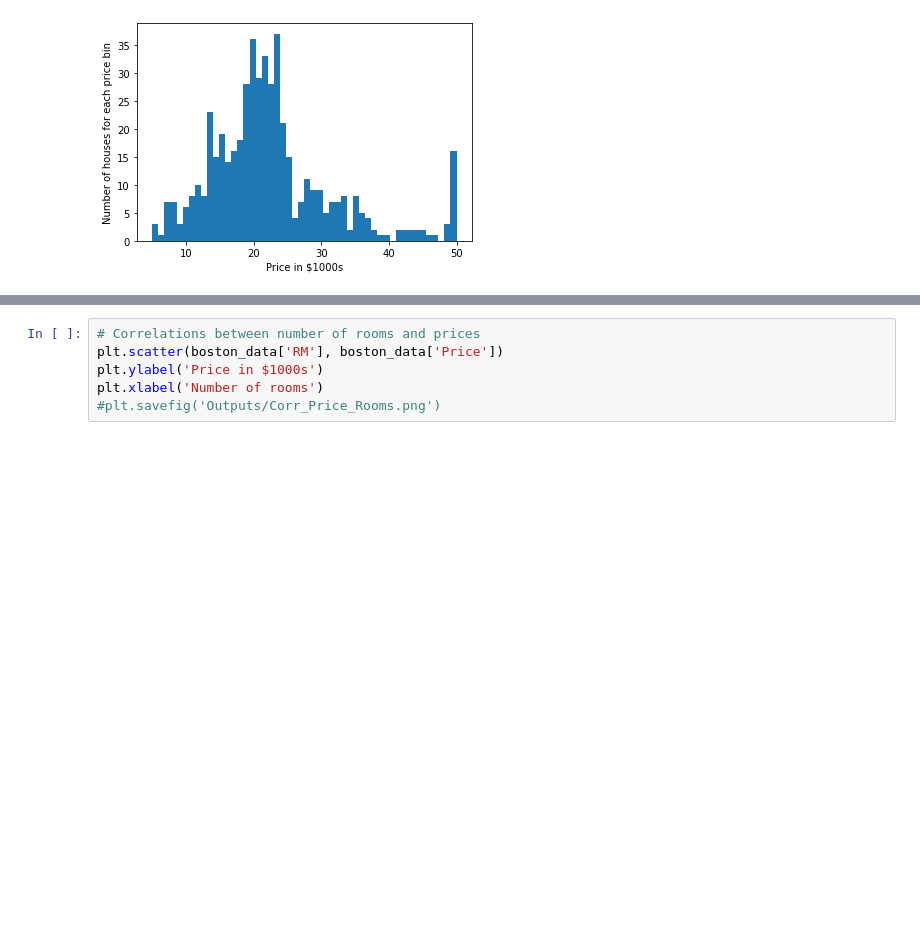
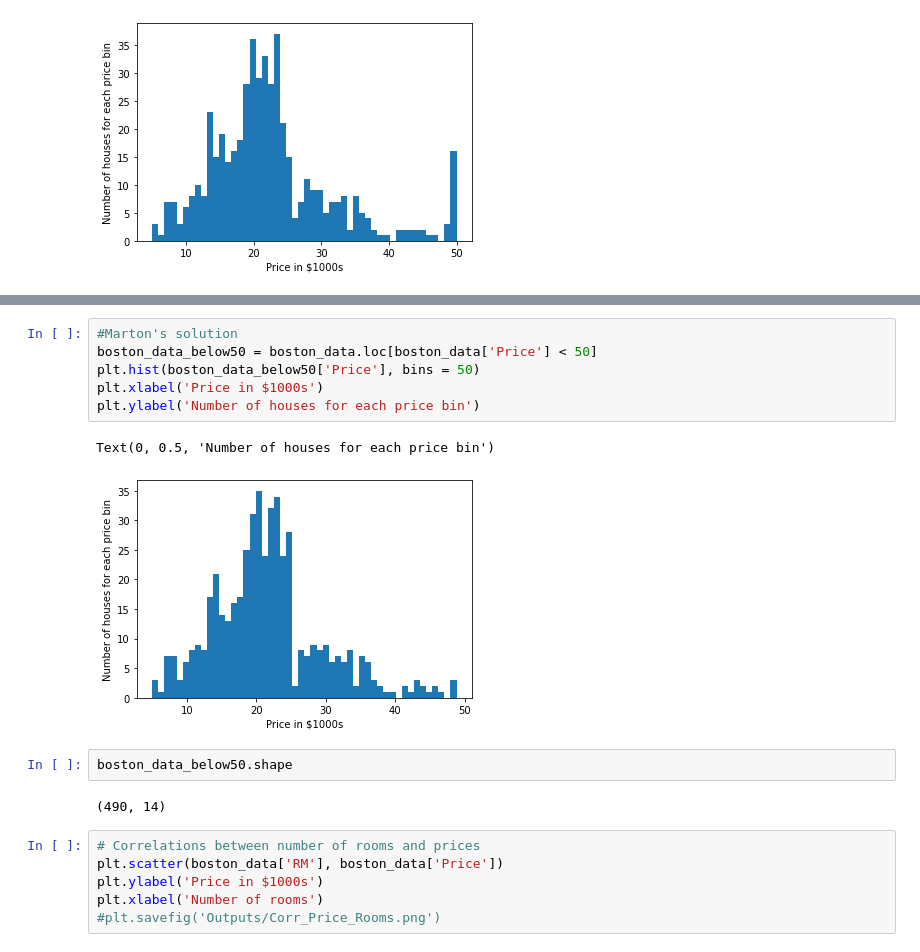
Before and after one commit to ariedamuco/ML-for-NLP, a Jupyter notebook: code/Linear-Regression.ipynb, the cells around one changed output, grey strips where cells are left out. Cells and saved outputs as stored; diff of their text form; blank space fills up the shorter version.

```diff
--- a/code/Linear-Regression.ipynb
+++ b/code/Linear-Regression.ipynb
@@ -98,3 +107,16 @@ Text(0, 0.5, 'Number of houses for each price bin')
+# %%
+#Marton's solution
+boston_data_below50 = boston_data.loc[boston_data['Price'] < 50]
+plt.hist(boston_data_below50['Price'], bins = 50)
+plt.xlabel('Price in $1000s')
+plt.ylabel('Number of houses for each price bin')
+# %% [output]
+Text(0, 0.5, 'Number of houses for each price bin')
+[figure, added]
+# %%
+boston_data_below50.shape
+# %% [output]
+(490, 14)
 # %%
 # Correlations between number of rooms and prices
 plt.scatter(boston_data['RM'], boston_data['Price'])
```
Also changed, not shown: parts of 1 cell of this notebook, 1 other file.
